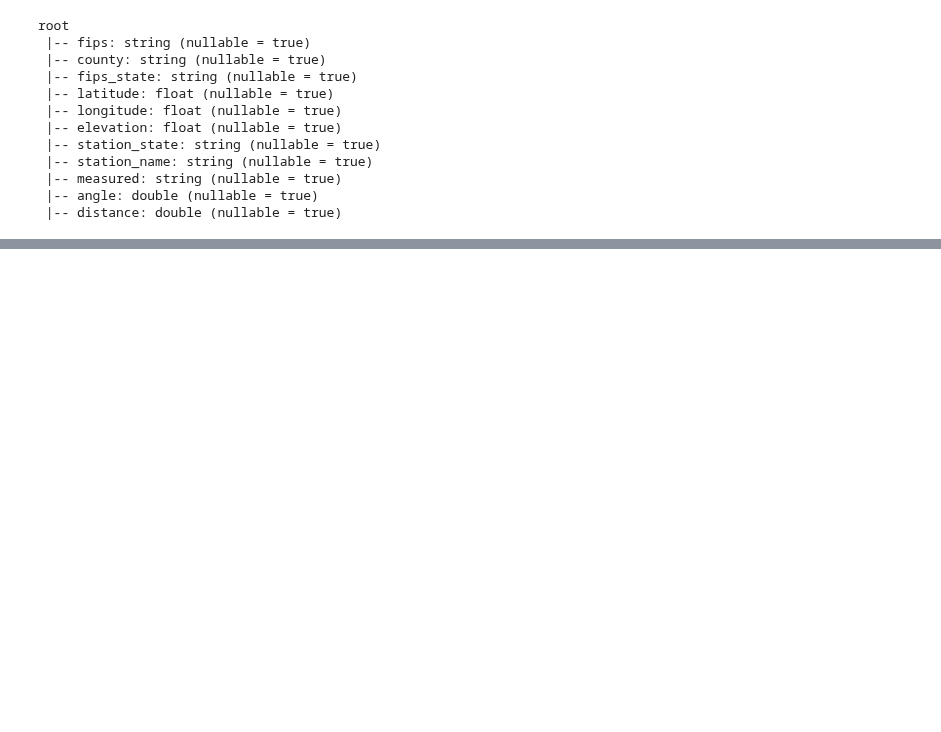
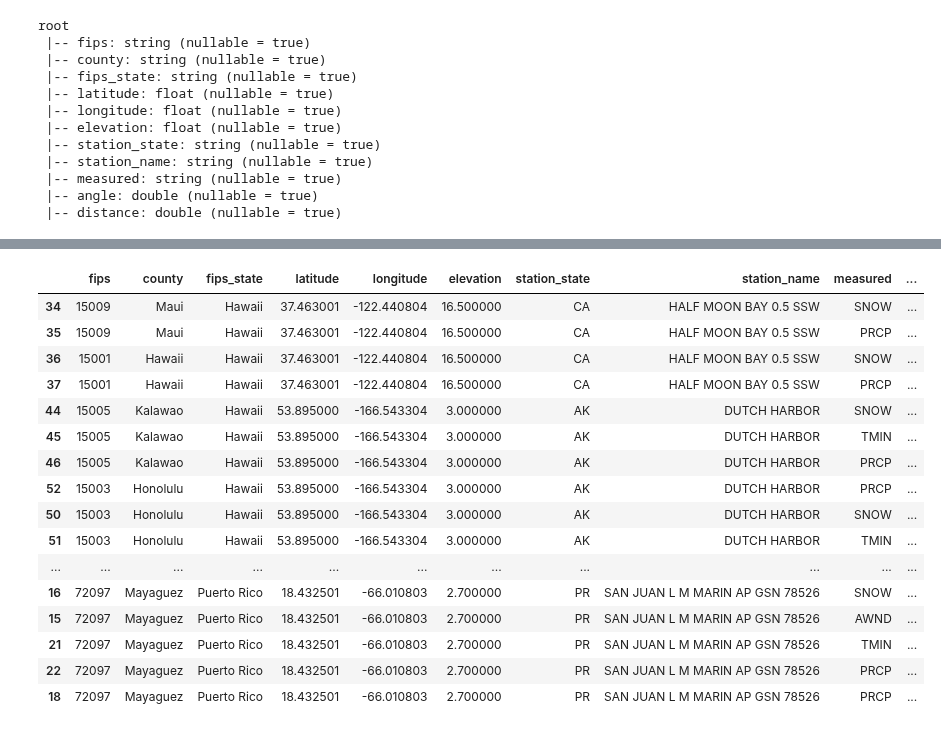
Before and after one commit to severine-baudry/capstone_data_engineer, a Jupyter notebook: map_fips_GPS.ipynb, the cells around one changed output, grey strips where cells are left out. Cells and saved outputs as stored; diff of their text form; code cells hidden in the pictures; blank space fills up the shorter version.

Commit message:
check outliers

```diff
--- a/map_fips_GPS.ipynb
+++ b/map_fips_GPS.ipynb
@@ -299,3 +312,5 @@ Wall time: 1min 16s
 R_earth = 6371
 # %%
 df_min_distance = df_min_distance.withColumn("distance", R_earth * col("angle"))
+# %%
+df_min_distance.sort("distance", ascending = False).show(10)
@@ -411,0 +449,2 @@ res.write.partitionBy("measured").format("parquet").save(out_path)
+# %%
+outliers = res.where(col("distance")>100)
@@ -411,0 +495,3 @@ res.write.partitionBy("measured").format("parquet").save(out_path)
+# %%
+%%time
+pd_outliers = outliers.toPandas()
@@ -411,0 +501,20 @@ res.write.partitionBy("measured").format("parquet").save(out_path)
+# %%
+pd_outliers.sort_values("distance", ascending = False)
+# %% [output]
+|  | fips | county | fips_state | latitude | longitude | elevation | station_state | station_name | measured | ... |
+| 34 | 15009 | Maui | Hawaii | 37.463001 | -122.440804 | 16.500000 | CA | HALF MOON BAY 0.5 SSW | SNOW | ... |
+| 35 | 15009 | Maui | Hawaii | 37.463001 | -122.440804 | 16.500000 | CA | HALF MOON BAY 0.5 SSW | PRCP | ... |
+| 36 | 15001 | Hawaii | Hawaii | 37.463001 | -122.440804 | 16.500000 | CA | HALF MOON BAY 0.5 SSW | SNOW | ... |
+| 37 | 15001 | Hawaii | Hawaii | 37.463001 | -122.440804 | 16.500000 | CA | HALF MOON BAY 0.5 SSW | PRCP | ... |
+| 44 | 15005 | Kalawao | Hawaii | 53.895000 | -166.543304 | 3.000000 | AK | DUTCH HARBOR | SNOW | ... |
+| 45 | 15005 | Kalawao | Hawaii | 53.895000 | -166.543304 | 3.000000 | AK | DUTCH HARBOR | TMIN | ... |
+| 46 | 15005 | Kalawao | Hawaii | 53.895000 | -166.543304 | 3.000000 | AK | DUTCH HARBOR | PRCP | ... |
+| 52 | 15003 | Honolulu | Hawaii | 53.895000 | -166.543304 | 3.000000 | AK | DUTCH HARBOR | PRCP | ... |
+| 50 | 15003 | Honolulu | Hawaii | 53.895000 | -166.543304 | 3.000000 | AK | DUTCH HARBOR | SNOW | ... |
+| 51 | 15003 | Honolulu | Hawaii | 53.895000 | -166.543304 | 3.000000 | AK | DUTCH HARBOR | TMIN | ... |
+| ... | ... | ... | ... | ... | ... | ... | ... | ... | ... | ... |
+| 16 | 72097 | Mayaguez | Puerto Rico | 18.432501 | -66.010803 | 2.700000 | PR | SAN JUAN L M MARIN AP GSN 78526 | SNOW | ... |
+| 15 | 72097 | Mayaguez | Puerto Rico | 18.432501 | -66.010803 | 2.700000 | PR | SAN JUAN L M MARIN AP GSN 78526 | AWND | ... |
+| 21 | 72097 | Mayaguez | Puerto Rico | 18.432501 | -66.010803 | 2.700000 | PR | SAN JUAN L M MARIN AP GSN 78526 | TMIN | ... |
+| 22 | 72097 | Mayaguez | Puerto Rico | 18.432501 | -66.010803 | 2.700000 | PR | SAN JUAN L M MARIN AP GSN 78526 | PRCP | ... |
+| 18 | 72097 | Mayaguez | Puerto Rico | 18.432501 | -66.010803 | 2.700000 | PR | SAN JUAN L M MARIN AP GSN 78526 | PRCP | ... |
```
Also changed, not shown: parts of 34 cells of this notebook.
